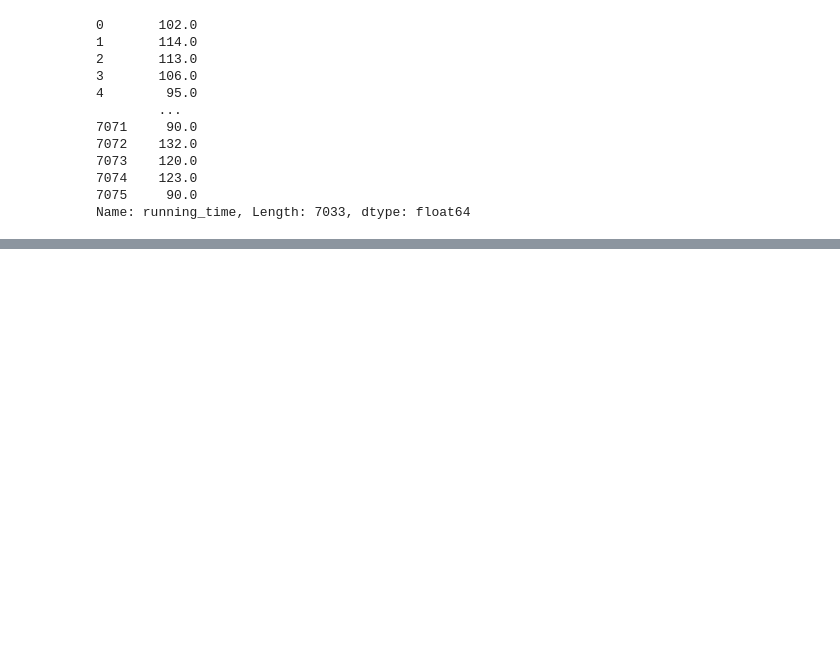
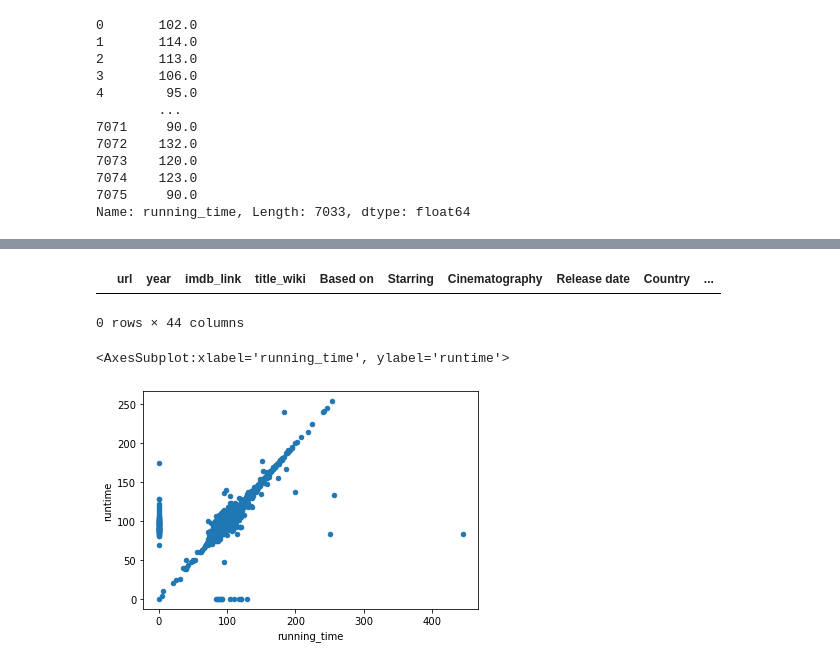
Before and after one commit to DONtheGREAT/Movies-ETL, a Jupyter notebook: Movielens Extract.ipynb, the cells around one changed output, grey strips where cells are left out. Saved outputs shown, nothing was run; the diff lists cells and outputs as text; code cells hidden in the pictures; blank space fills up the shorter version.

```diff
--- a/Movielens Extract.ipynb
+++ b/Movielens Extract.ipynb
@@ -787,0 +854,11 @@ wiki_movies_df.drop('Running time', axis=1, inplace=True)
+# %%
+kaggle_metadata['video'] = kaggle_metadata['video'] == 'True'
+# %%
+# CONVERT DATA TYPES
+kaggle_metadata['budget'] = kaggle_metadata['budget'].astype(int)
+# make sure the errors= argument is set to 'raise', so we'll know if there's any data that can't be converted to numbers.
+# it raises them to the top.
+kaggle_metadata['id'] = pd.to_numeric(kaggle_metadata['id'], errors='raise')
+kaggle_metadata['popularity'] = pd.to_numeric(kaggle_metadata['popularity'], errors='raise')
+# %%
+kaggle_metadata['release_date'] = pd.to_datetime(kaggle_metadata['release_date'])
@@ -787,0 +912,4 @@ wiki_movies_df.drop('Running time', axis=1, inplace=True)
+# %%
+# use the suffixes parameter to make it easier to identify which table each column came from.
+movies_df = pd.merge(wiki_movies_df, kaggle_metadata, on='imdb_id', suffixes=['_wiki','_kaggle'])
+movies_df.head()
@@ -787,0 +971,13 @@ wiki_movies_df.drop('Running time', axis=1, inplace=True)
+# %%
+# Show any rows where title_kaggle is empty
+movies_df[(movies_df['title_kaggle'] == '') | (movies_df['title_kaggle'].isnull())]
+# %% [output]
+|  | url | year | imdb_link | title_wiki | Based on | Starring | Cinematography | Release date | Country | ... |
+0 rows × 44 columns
+# %%
+#The following code will fill in missing values with zero and make the scatter plot
+movies_df.fillna(0).plot(x='running_time', y='runtime', kind='scatter')
+# resolution keep kaggle fill in zeros with wikiedpdia
+# %% [output]
+<AxesSubplot:xlabel='running_time', ylabel='runtime'>
+[figure, added]
```
Also changed, not shown: parts of 45 cells of this notebook.
